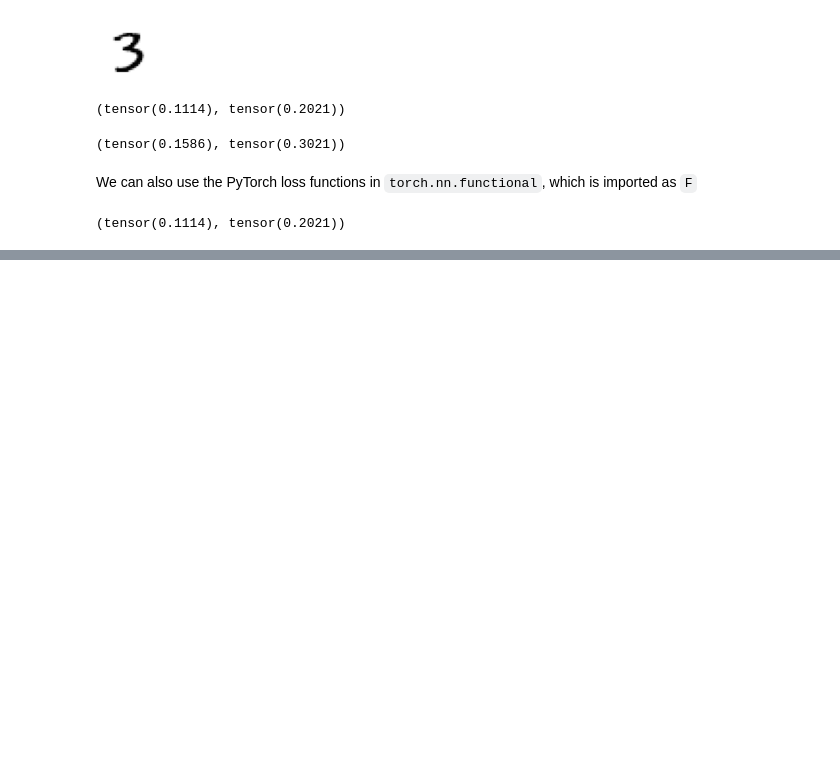
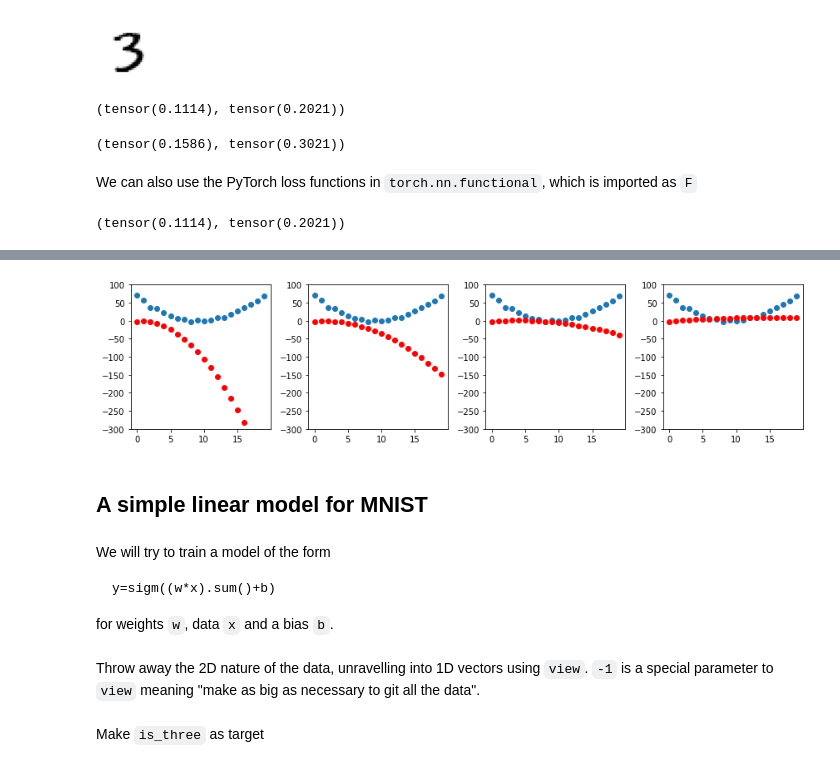
Before and after one commit to jaryaman/fastai-v4, a Jupyter notebook: notebooks/02-JA-MNIST-basics.ipynb, the cells around one changed output, grey strips where cells are left out. Cells and saved outputs as stored; diff of their text form; code cells hidden in the pictures; blank space fills up the shorter version.

Commit message:
Finish off MNIST basics

````diff
--- a/notebooks/02-JA-MNIST-basics.ipynb
+++ b/notebooks/02-JA-MNIST-basics.ipynb
@@ -154,0 +287,12 @@ F.l1_loss(a_3, mean3), F.mse_loss(a_3, mean3).sqrt()
+# %%
+lr = 1e-5
+n_steps = 10
+# %%
+def apply_step(params, prn=True):
+    pred = f(time, params)
+    loss = mse(pred, speed)
+    loss.backward()
+    params.data -= lr*params.grad.data # using .data means that the gradient of this step isn't calculated
+    params.grad = None
+    if prn: print(loss.item())
+    return pred
@@ -154,0 +320,20 @@ F.l1_loss(a_3, mean3), F.mse_loss(a_3, mean3).sqrt()
+# %%
+params = orig_params.detach().requires_grad_()
+# %%
+_, axs = plt.subplots(1,4, figsize=(12,3))
+for ax in axs: show_preds(apply_step(params, False), ax)
+plt.tight_layout()
+# %% [output]
+[figure, added]
+# %% [markdown]
+## A simple linear model for MNIST
+# %% [markdown]
+We will try to train a model of the form
+
+```
+y=sigm((w*x).sum()+b)
+```
+
+for weights `w`, data `x` and a bias `b`.
+# %% [markdown]
+Throw away the 2D nature of the data, unravelling into 1D vectors using `view`. `-1` is a special parameter to `view` meaning "make as big as necessary to git all the data".
@@ -154,0 +342,2 @@ F.l1_loss(a_3, mean3), F.mse_loss(a_3, mean3).sqrt()
+# %% [markdown]
+Make `is_three` as target
````
Also changed, not shown: parts of 134 cells of this notebook.
